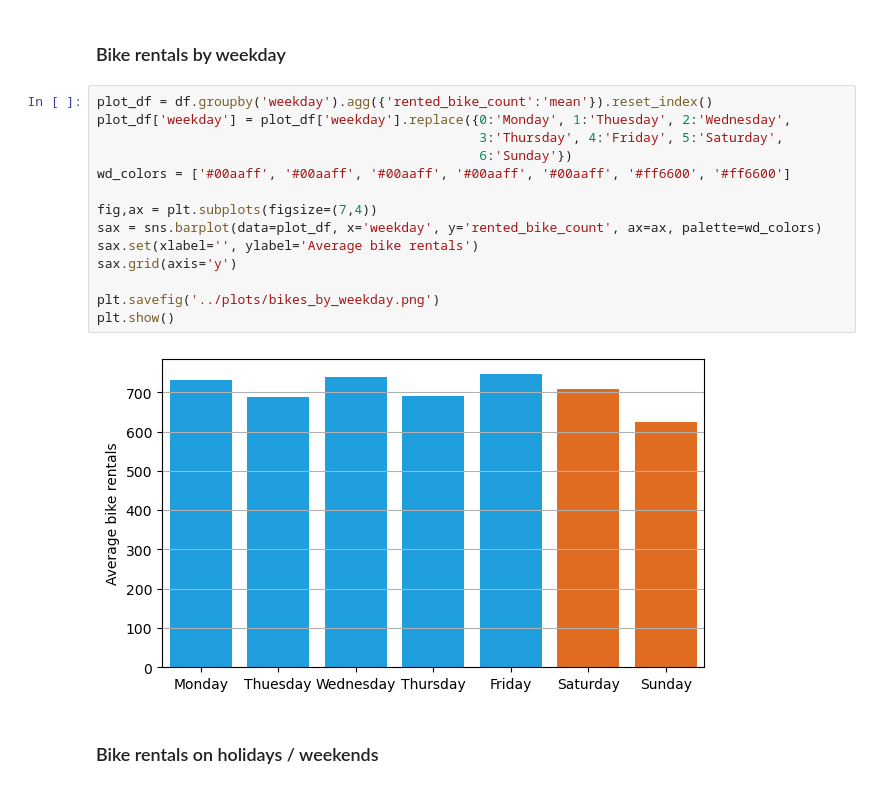
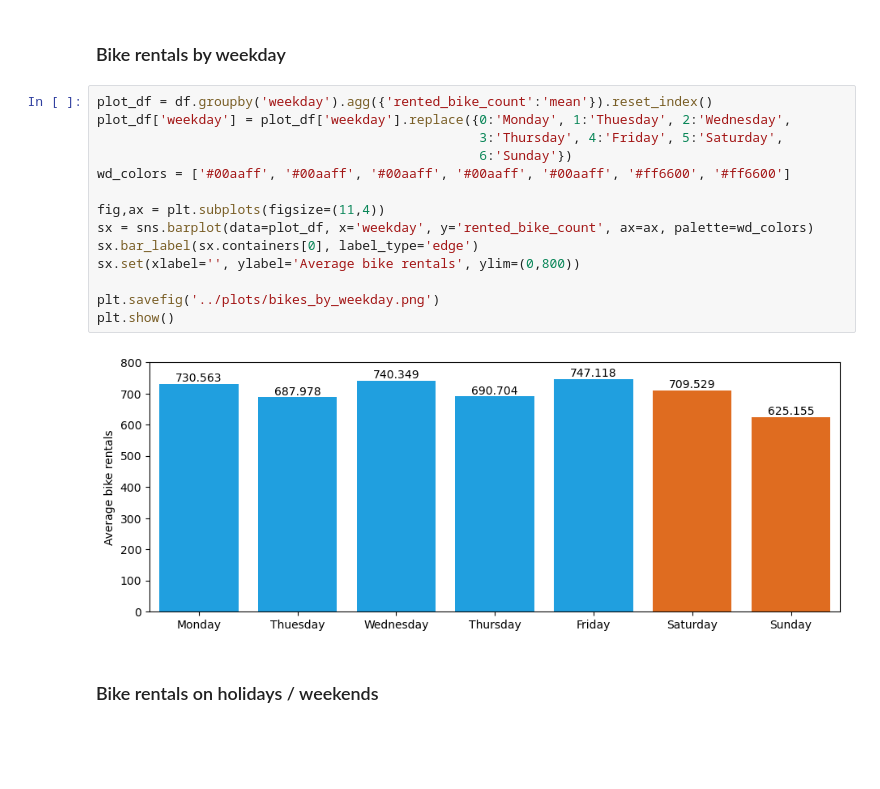
Before and after one commit to lukwies/Bikerentals-in-Seoul, a Jupyter notebook: notebooks/exploration.ipynb, the cells around one changed output. Cells and saved outputs as stored; diff of their text form; blank space fills up the shorter version.

```diff
--- a/notebooks/exploration.ipynb
+++ b/notebooks/exploration.ipynb
@@ -257,19 +249,19 @@ plt.show()
 # %%
 plot_df = df.groupby('weekday').agg({'rented_bike_count':'mean'}).reset_index()
 plot_df['weekday'] = plot_df['weekday'].replace({0:'Monday', 1:'Thuesday', 2:'Wednesday',
                                                  3:'Thursday', 4:'Friday', 5:'Saturday',
                                                  6:'Sunday'})
 wd_colors = ['#00aaff', '#00aaff', '#00aaff', '#00aaff', '#00aaff', '#ff6600', '#ff6600']
 
-fig,ax = plt.subplots(figsize=(7,4))
-sax = sns.barplot(data=plot_df, x='weekday', y='rented_bike_count', ax=ax, palette=wd_colors)
-sax.set(xlabel='', ylabel='Average bike rentals')
-sax.grid(axis='y')
+fig,ax = plt.subplots(figsize=(11,4))
+sx = sns.barplot(data=plot_df, x='weekday', y='rented_bike_count', ax=ax, palette=wd_colors)
+sx.bar_label(sx.containers[0], label_type='edge')
+sx.set(xlabel='', ylabel='Average bike rentals', ylim=(0,800))
 
 plt.savefig('../plots/bikes_by_weekday.png')
 plt.show()
 # %% [output]
-[figure, old version]
+[figure, new version]
 # %% [markdown]
 ### Bike rentals on holidays / weekends
 # %%
```
Also changed, not shown: parts of 6 cells of this notebook.
